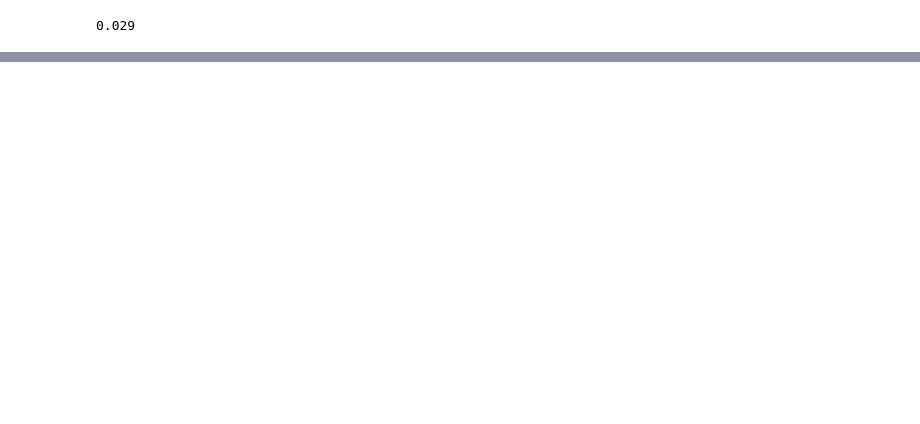
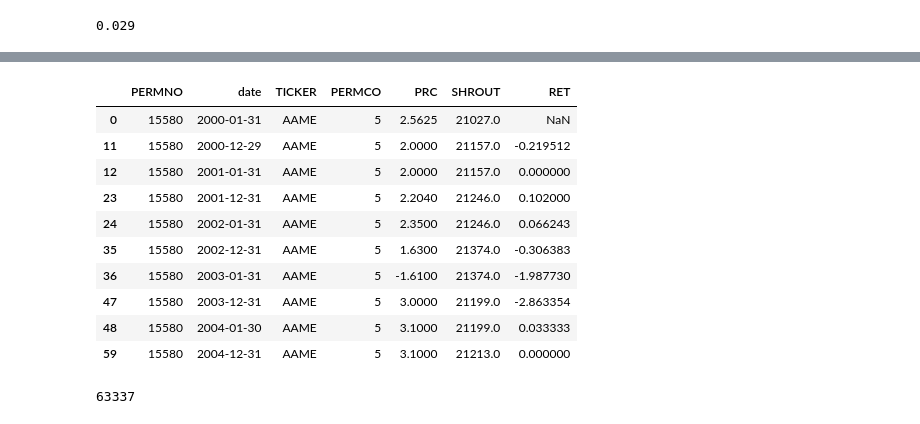
Before and after one commit to evamferreira/Thesis_Rep, a Jupyter notebook: Data/data_treat.ipynb, the cells around one changed output, grey strips where cells are left out. Cells and saved outputs as stored; diff of their text form; code cells hidden in the pictures; blank space fills up the shorter version.

```diff
--- a/Data/data_treat.ipynb
+++ b/Data/data_treat.ipynb
@@ -398,0 +366,14 @@ acc
+# %%
+market.head(10)
+# %% [output]
+|  | PERMNO | date | TICKER | PERMCO | PRC | SHROUT | RET |
+| 0 | 15580 | 2000-01-31 | AAME | 5 | 2.5625 | 21027.0 | NaN |
+| 11 | 15580 | 2000-12-29 | AAME | 5 | 2.0000 | 21157.0 | -0.219512 |
+| 12 | 15580 | 2001-01-31 | AAME | 5 | 2.0000 | 21157.0 | 0.000000 |
+| 23 | 15580 | 2001-12-31 | AAME | 5 | 2.2040 | 21246.0 | 0.102000 |
+| 24 | 15580 | 2002-01-31 | AAME | 5 | 2.3500 | 21246.0 | 0.066243 |
+| 35 | 15580 | 2002-12-31 | AAME | 5 | 1.6300 | 21374.0 | -0.306383 |
+| 36 | 15580 | 2003-01-31 | AAME | 5 | -1.6100 | 21374.0 | -1.987730 |
+| 47 | 15580 | 2003-12-31 | AAME | 5 | 3.0000 | 21199.0 | -2.863354 |
+| 48 | 15580 | 2004-01-30 | AAME | 5 | 3.1000 | 21199.0 | 0.033333 |
+| 59 | 15580 | 2004-12-31 | AAME | 5 | 3.1000 | 21213.0 | 0.000000 |
@@ -398,0 +384,4 @@ acc
+# %%
+market.shape[0]
+# %% [output]
+63337
```
Also changed, not shown: parts of 28 cells of this notebook, 2 other files.
